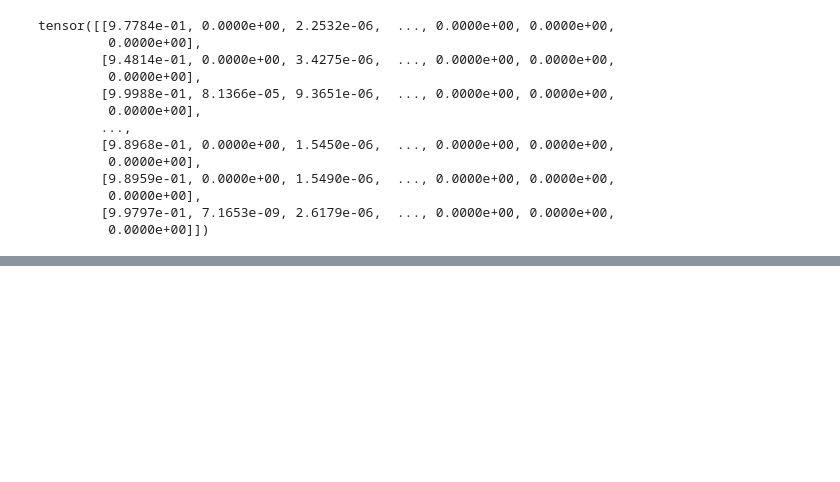
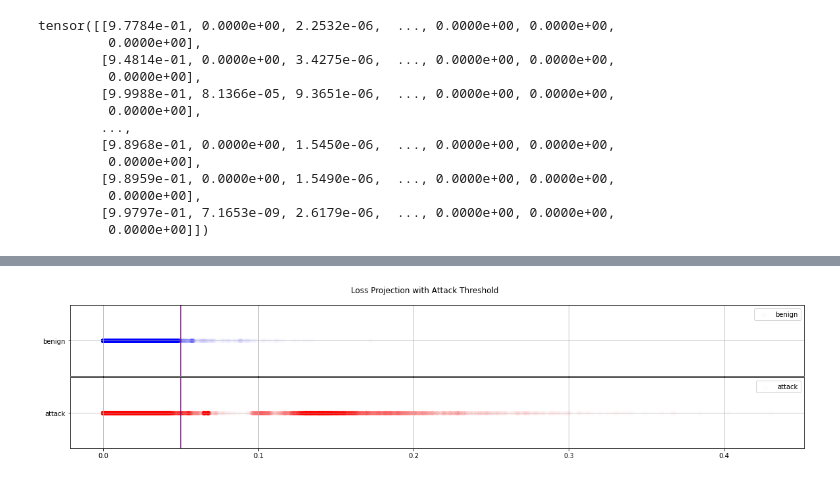
Before and after one commit to ArifulIslamPreence/IoT-TCP-Attack-detection, a Jupyter notebook: notebooks/tran_autoencoder.ipynb, the cells around one changed output, grey strips where cells are left out. Cells and saved outputs as stored; diff of their text form; code cells hidden in the pictures; blank space fills up the shorter version.

```diff
--- a/notebooks/tran_autoencoder.ipynb
+++ b/notebooks/tran_autoencoder.ipynb
@@ -190,0 +189,15 @@ Completed training with final loss 0.017
+# %%
+fig, (benign_ax, attack_ax) = plt.subplots(nrows=2, sharex=True, figsize=(20, 4))
+fig.suptitle('Loss Projection with Attack Threshold')
+fig.subplots_adjust(hspace=0.02)
+attack_loss_points = [(i, 'attack') for i in test_results[test_results['is_attack'] == True].loss]
+benign_loss_points = [(i, 'benign') for i in test_results[test_results['is_attack'] == False].loss]
+benign_ax.scatter(*zip(*benign_loss_points), label="benign", color=['blue'], alpha=0.01)
+attack_ax.scatter(*zip(*attack_loss_points), label="attack", color=['red'], alpha=0.01)
+for ax in (benign_ax, attack_ax):
+  ax.axvline(attack_threshold, 0.0, 10, color='purple')
+  ax.legend()
+  ax.grid(True)
+plt.show()
+# %% [output]
+[figure, added]
```
Also changed, not shown: parts of 10 cells of this notebook.
